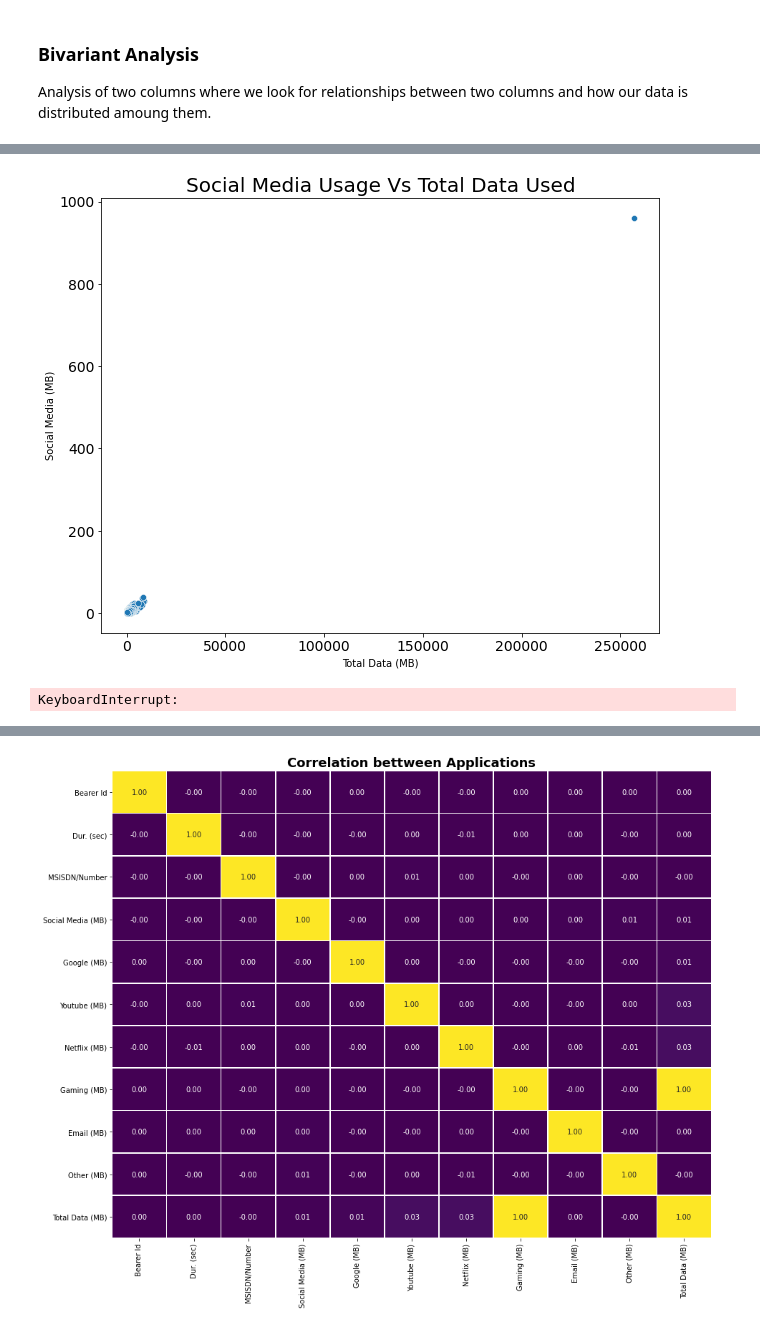
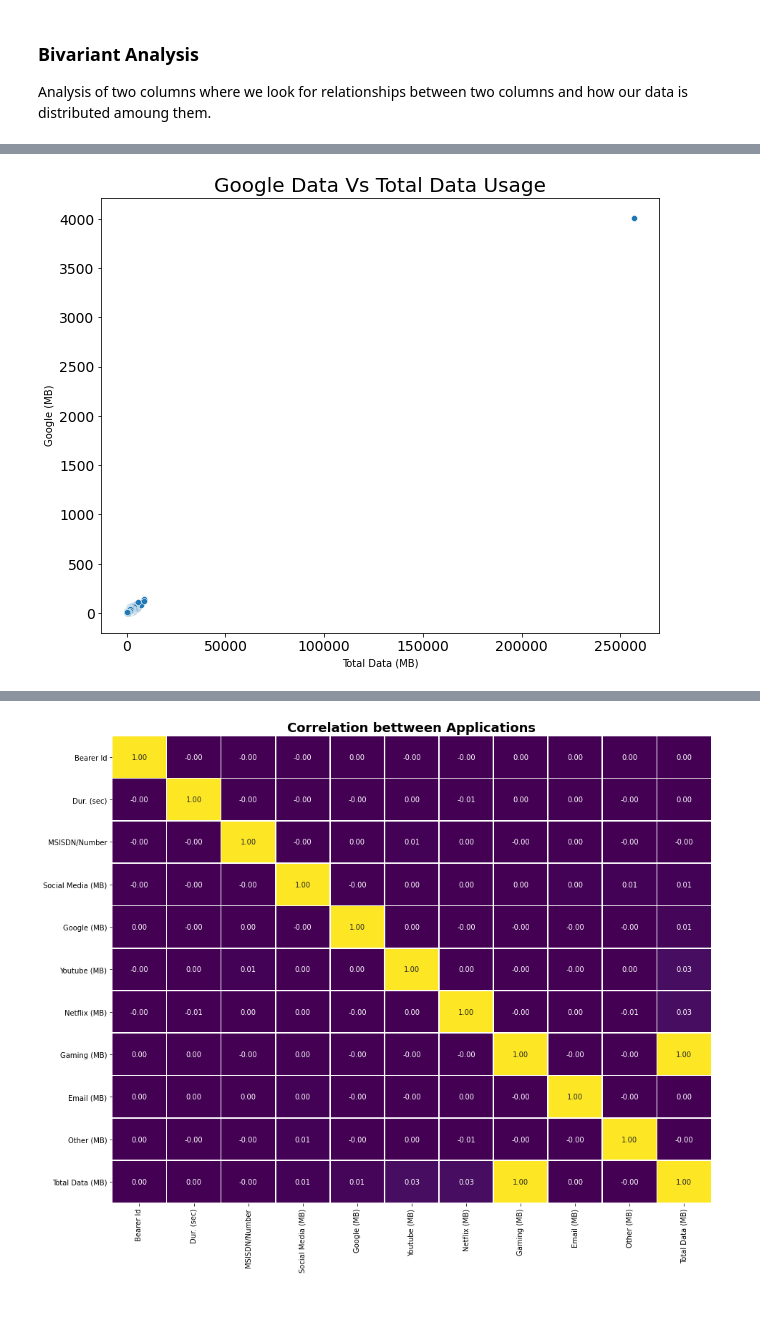
Before and after one commit to bkget/Telecom-Data-Analysis, a Jupyter notebook: notebooks/2_user_overview_analysis.ipynb, the cells around one changed output, grey strips where cells are left out. Cells and saved outputs as stored; diff of their text form; code cells hidden in the pictures.

```diff
--- a/notebooks/2_user_overview_analysis.ipynb
+++ b/notebooks/2_user_overview_analysis.ipynb
@@ -310,9 +337,4 @@ Analysis of two columns where we look for relationships between two columns and
 # %%
-user = explore_feature_df.groupby('MSISDN/Number').sum()
-plots.plot_scatter(user, 'Total Data (MB)', 'Social Media (MB)', 'Social Media Usage Vs Total Data Used', None, None)
+plots.plot_scatter(user, 'Total Data (MB)', 'Google (MB)', 'Google Data Vs Total Data Usage', None, None)
 # %% [output]
-[figure, old version]
+[figure, new version]
-# %%
-plots.plot_box_multi(explore_feature_df, x_col="Total Data (MB)", y_col="Social Media (MB)", title="Social Media Usage Vs Total Data Used")
-# %% [output]
-KeyboardInterrupt:
```
Also changed, not shown: parts of 12 cells of this notebook.
